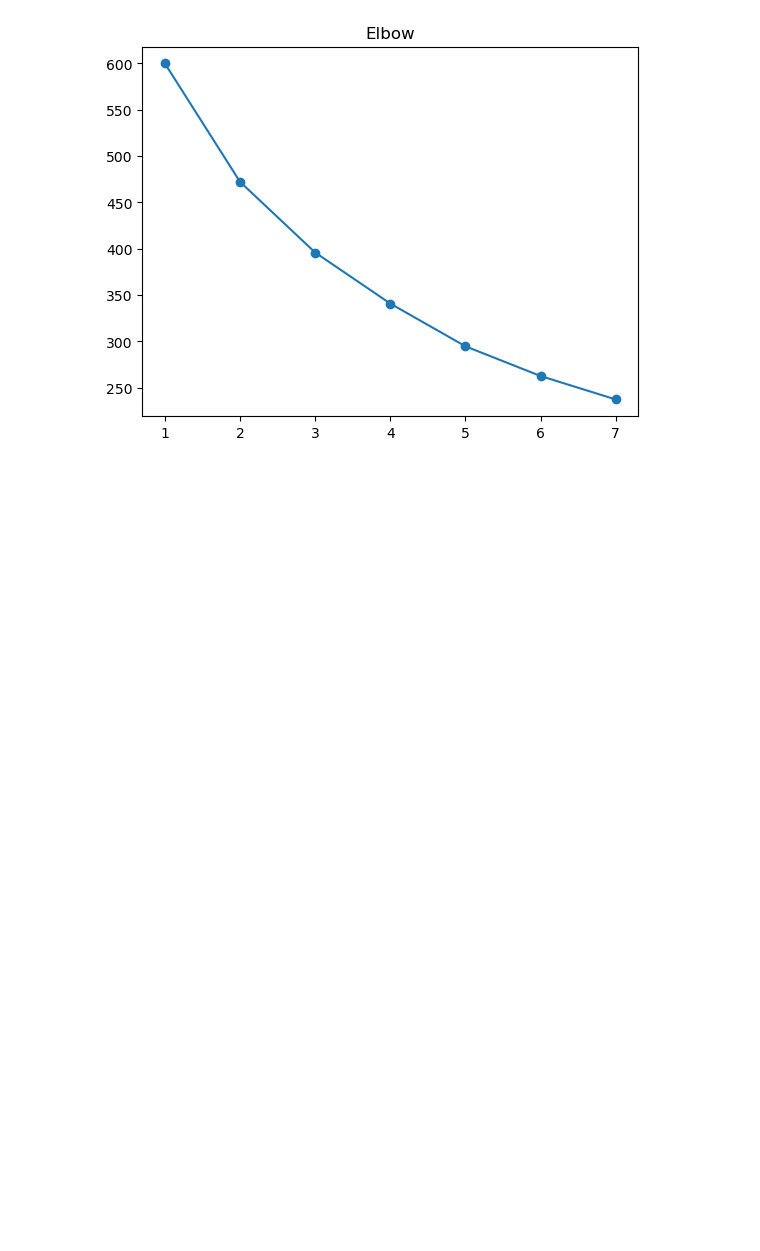
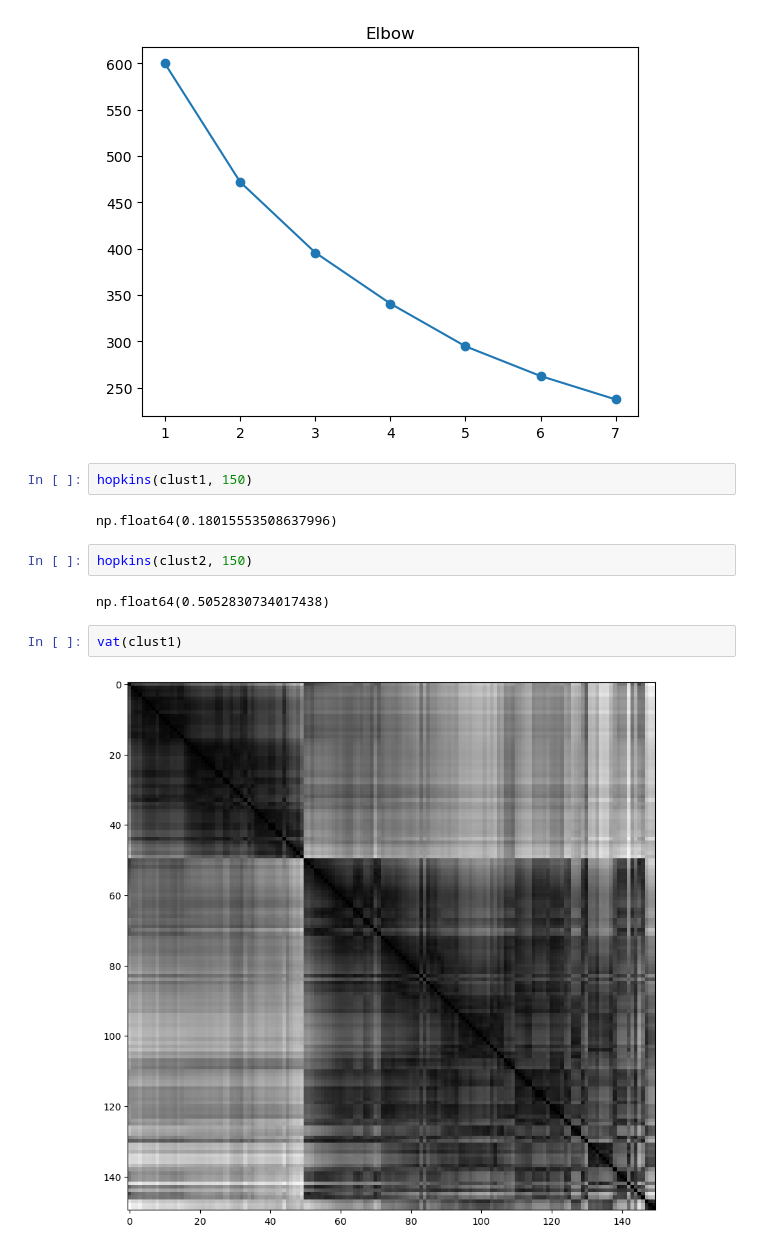
Before and after one commit to CaioFML/IA_studies, a Jupyter notebook: formacao_completa_inteligencia_artificial_e_machine_learning/section_4/clusters.ipynb, the cells around one changed output. Saved outputs shown, nothing was run; the diff lists cells and outputs as text; blank space fills up the shorter version.

Commit message:
52. Lab: Técnicas Avançadas para Clusters (Continuação)

```diff
--- a/formacao_completa_inteligencia_artificial_e_machine_learning/section_4/clusters.ipynb
+++ b/formacao_completa_inteligencia_artificial_e_machine_learning/section_4/clusters.ipynb
@@ -49,3 +49,15 @@ plt.title('Elbow')
 plt.show()
 # %% [output]
 [figure]
+# %%
+hopkins(clust1, 150)
+# %% [output]
+np.float64(0.18015553508637996)
+# %%
+hopkins(clust2, 150)
+# %% [output]
+np.float64(0.5052830734017438)
+# %%
+vat(clust1)
+# %% [output]
+[figure, added]
```
Also changed, not shown: parts of 12 cells of this notebook.
